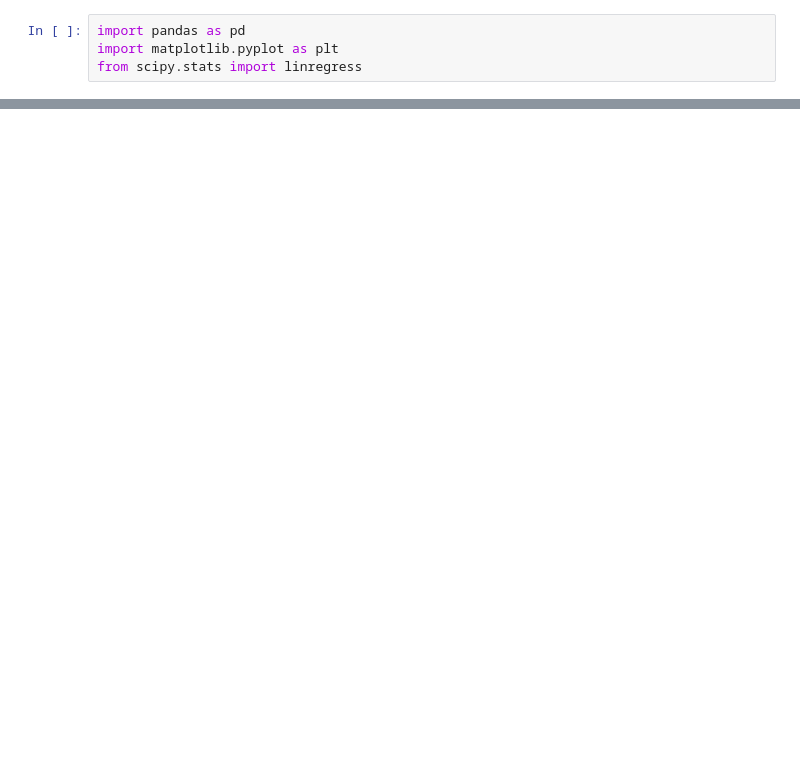
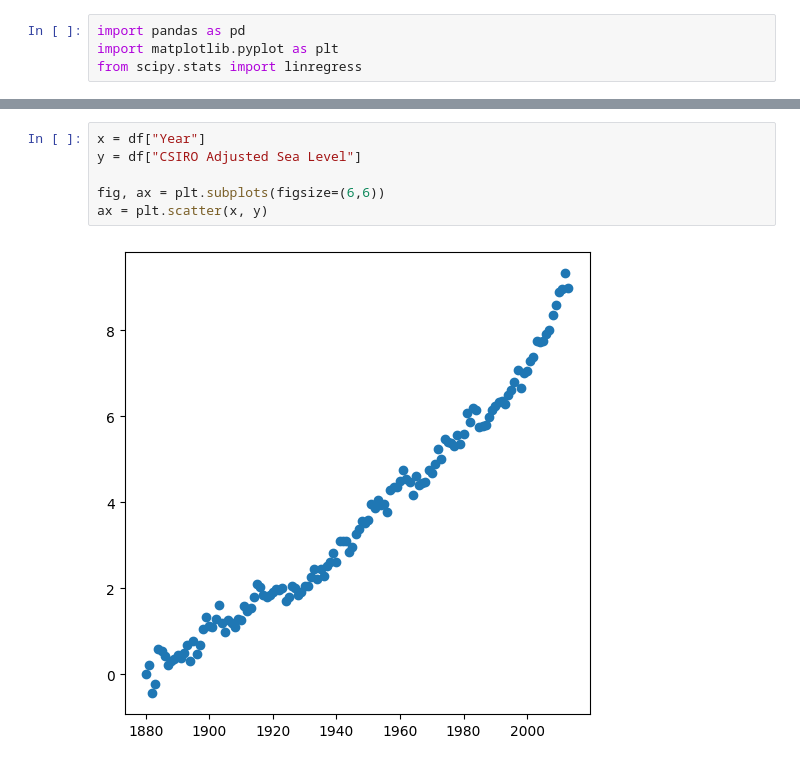
Before and after one commit to acaldo/sea_predictor, a Jupyter notebook: main.ipynb, the cells around one changed output, grey strips where cells are left out. Drawn from its saved outputs; the diff is of its cells as text; blank space fills up the shorter version.

```diff
--- a/main.ipynb
+++ b/main.ipynb
@@ -9,0 +15,8 @@ FileNotFoundError: [Errno 2] No such file or directory: 'boilerplate-sea-level-p
+# %%
+x = df["Year"]
+y = df["CSIRO Adjusted Sea Level"]
+
+fig, ax = plt.subplots(figsize=(6,6))
+ax = plt.scatter(x, y)
+# %% [output]
+[figure, added]
```
Also changed, not shown: parts of 6 cells of this notebook.
